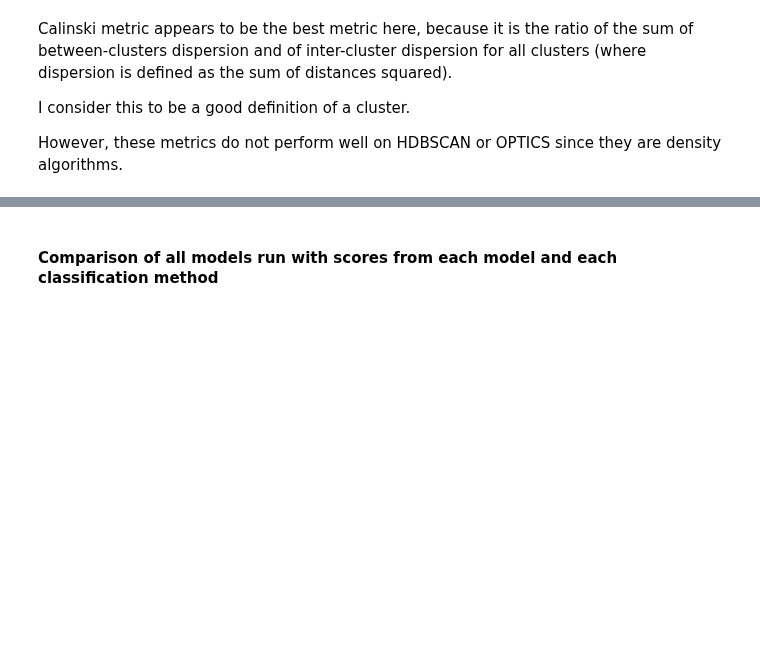
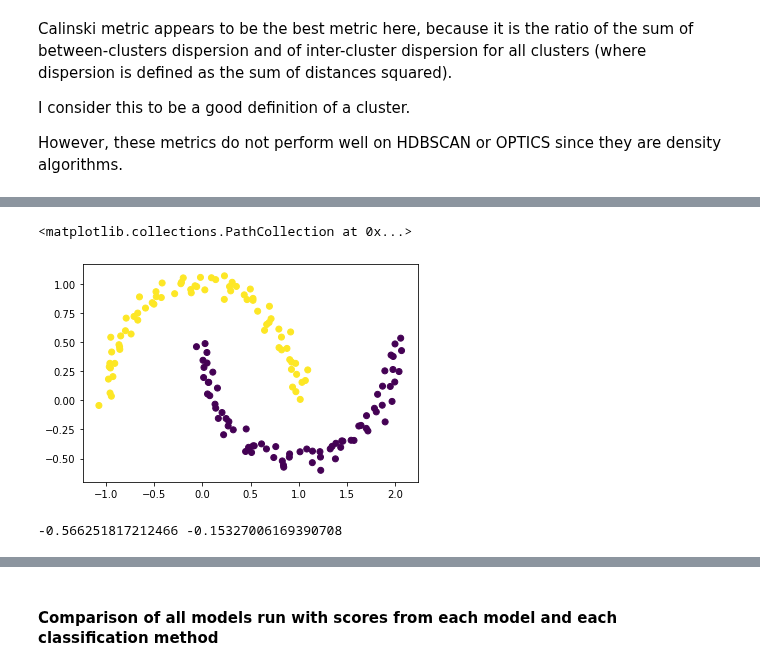
Before and after one commit to lilfetz22/Health_Scores_CAP2, a Jupyter notebook: scripts/ML_no_visualizations.ipynb, the cells around one changed output, grey strips where cells are left out. Drawn from its saved outputs; the diff is of its cells as text; code cells hidden in the pictures; blank space fills up the shorter version.

```diff
--- a/scripts/ML_no_visualizations.ipynb
+++ b/scripts/ML_no_visualizations.ipynb
@@ -437,0 +492,13 @@ However, these metrics do not perform well on HDBSCAN or OPTICS since they are d
+# %%
+hdbscanner = hdbscan.HDBSCAN()
+hdbscan_labels = hdbscanner.fit_predict(X)
+plt.scatter(X[:,0], X[:,1], c=hdbscan_labels)
+# %% [output]
+<matplotlib.collections.PathCollection at 0x...>
+[figure, added]
+# %%
+kmeans_score = DBCV.DBCV(X, kmeans_labels, dist_function=euclidean)
+hdbscan_score = DBCV.DBCV(X, hdbscan_labels, dist_function=euclidean)
+print(kmeans_score, hdbscan_score)
+# %% [output]
+-0.566251817212466 -0.15327006169390708
```
Also changed, not shown: parts of 10 cells of this notebook.
